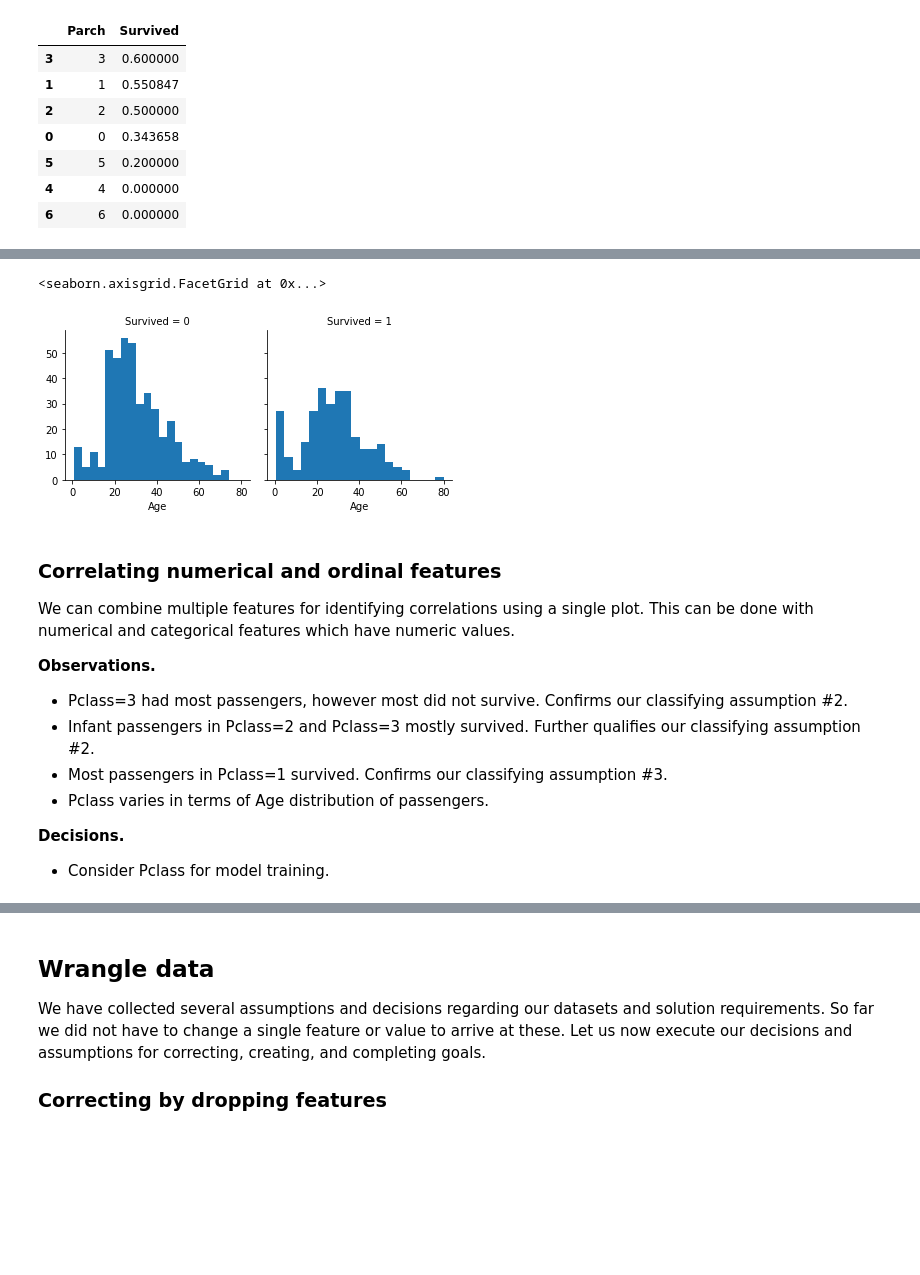
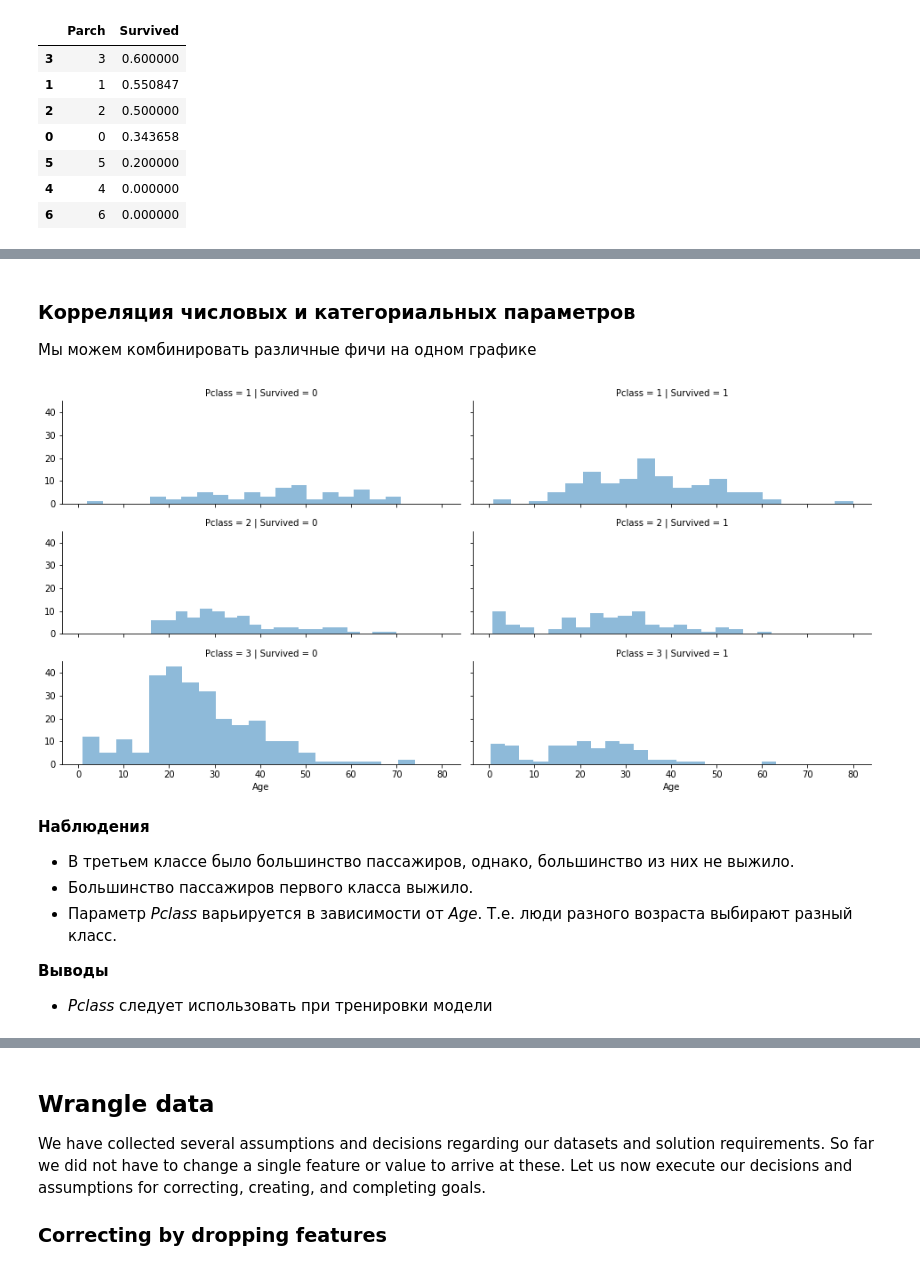
Before and after one commit to teartell/ULSU-BIGDATA-COURSE, a Jupyter notebook: labs/lab-titanic/titanic-data-science-solutions.ipynb, the cells around one changed output, grey strips where cells are left out. Drawn from its saved outputs; the diff is of its cells as text; code cells hidden in the pictures; blank space fills up the shorter version.

```diff
--- a/labs/lab-titanic/titanic-data-science-solutions.ipynb
+++ b/labs/lab-titanic/titanic-data-science-solutions.ipynb
@@ -272,0 +141,4 @@ train_df.describe()
+# %%
+train_df = pd.read_csv('train.csv')
+test_df = pd.read_csv('test.csv')
+combine = [train_df, test_df] # объединим на будущее
@@ -386,21 +430,20 @@ This simple analysis confirms our assumptions as decisions for subsequent workfl
+# %% [markdown]
+### Корреляция числовых и категориальных параметров
+
+Мы можем комбинировать различные фичи на одном графике
 # %%
-g = sns.FacetGrid(train_df, col='Survived')
-g.map(plt.hist, 'Age', bins=20)
+grid = sns.FacetGrid(train_df, col='Survived', row='Pclass', height=2.2, aspect=3)
+grid.map(plt.hist, 'Age', alpha=.5, bins=20)
+grid.add_legend();
 # %% [output]
-<seaborn.axisgrid.FacetGrid at 0x...>
-[figure, old version]
+[figure, new version]
-# %% [markdown]
-### Correlating numerical and ordinal features
-
-We can combine multiple features for identifying correlations using a single plot. This can be done with numerical and categorical features which have numeric values.
-
-**Observations.**
-
-- Pclass=3 had most passengers, however most did not survive. Confirms our classifying assumption #2.
-- Infant passengers in Pclass=2 and Pclass=3 mostly survived. Further qualifies our classifying assumption #2.
-- Most passengers in Pclass=1 survived. Confirms our classifying assumption #3.
-- Pclass varies in terms of Age distribution of passengers.
-
-**Decisions.**
-
-- Consider Pclass for model training.
+# %% [markdown]
+**Наблюдения**
+
+- В третьем классе было большинство пассажиров, однако, большинство из них не выжило.
+- Большинство пассажиров первого класса выжило.
+- Параметр *Pclass* варьируется в зависимости от *Age*. Т.е. люди разного возраста выбирают разный класс.
+
+**Выводы**
+
+- *Pclass* следует использовать при тренировки модели
```
Also changed, not shown: parts of 55 cells of this notebook, 2 other files.
